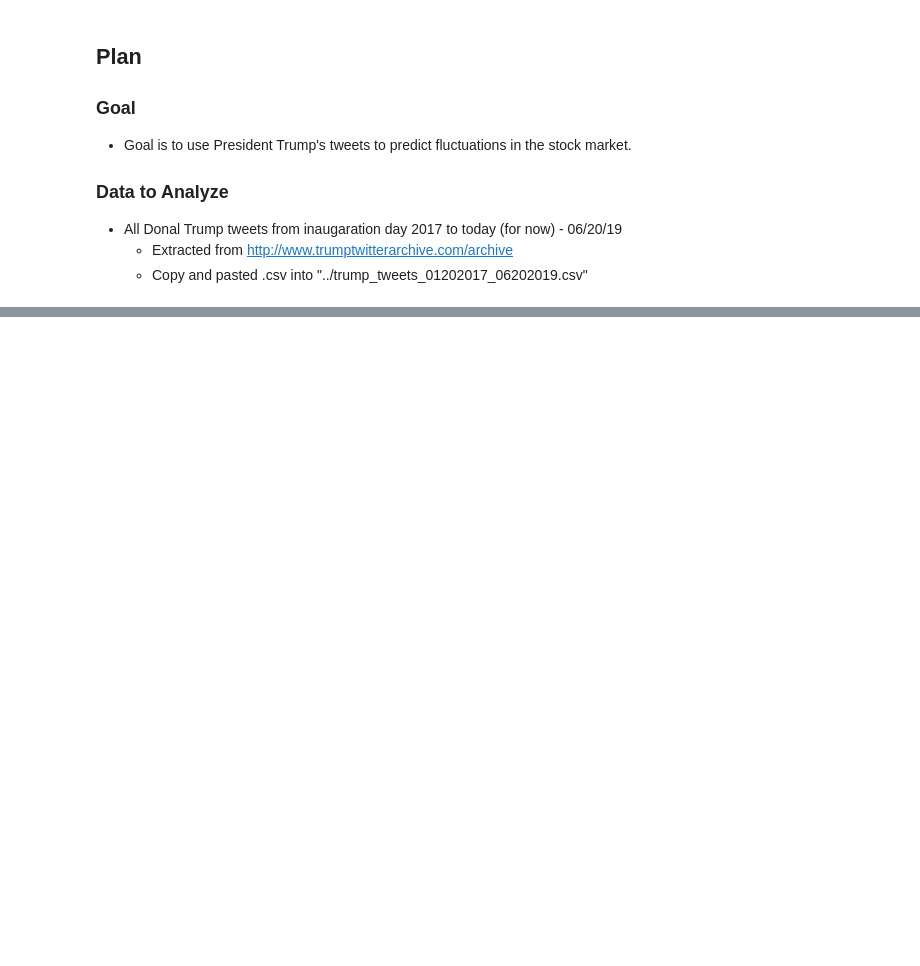
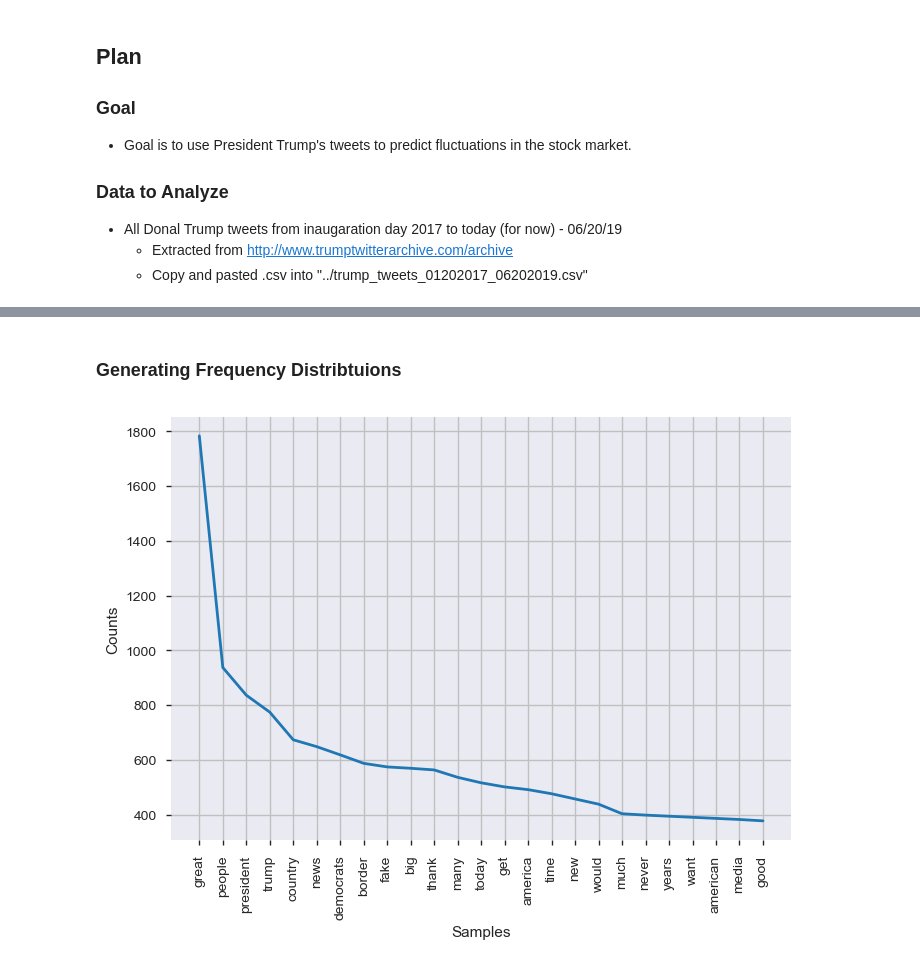
Before and after one commit to jirvingphd/dsc-5-capstone-project-online-ds-ft-021119, a Jupyter notebook: mod_5_final_project_wip.ipynb, the cells around one changed output, grey strips where cells are left out. Saved outputs shown, nothing was run; the diff lists cells and outputs as text; code cells hidden in the pictures; blank space fills up the shorter version.

```diff
--- a/mod_5_final_project_wip.ipynb
+++ b/mod_5_final_project_wip.ipynb
@@ -37,3 +56,0 @@ ProfileReport(df)
-# %%
-df['date']=pd.to_datetime(df['created_at'])
-df.head()
@@ -79,3 +56,0 @@ def case_ratio(msg):
-# %%
-df['case_ratio'] = df['text'].apply(lambda x: case_ratio(x))
-df.sort_values('case_ratio',ascending=False).head()
@@ -88,0 +78,3 @@ df.sort_values('case_ratio',ascending=False).head()
+# %%
+df['case_ratio'] = df['content'].apply(lambda x: case_ratio(x))
+df.sort_values('case_ratio',ascending=False).head()
@@ -88,0 +205,15 @@ df.sort_values('case_ratio',ascending=False).head()
+# %%
+# Issue of empty entries for hashtags interfering with joining.
+def empty_lists_to_strings(x):
+    """Takes a series and replaces any empty lists with an empty string instead."""
+    if len(x)==0:
+        return ' '
+    else:
+        return ' '.join(x) #' '.join(tokens)
+
+
+# Apply empty_lists_to_strings to hashtags
+df['hashtag_strings'] = df['content_hashtags'].apply(lambda x: empty_lists_to_strings(x))
+
+# Apply empty_lists_to_strings to mentions
+df['mention_strings'] = df['content_mentions'].apply(lambda x: empty_lists_to_strings(x))
@@ -88,0 +226,22 @@ df.sort_values('case_ratio',ascending=False).head()
+# %% [markdown]
+### Generating Frequency Distribtuions
+# %%
+column = 'content_stopped'
+pattern = "([a-zA-Z]+(?:'[a-z]+)?)"
+
+tweets_combined = df[column]
+tweets_combined = ' '.join(tweets_combined)
+tweets_tokenized = regexp_tokenize(tweets_combined, pattern)
+
+# CREATING TEXT DICT FOR FREQUENCY DISTRIBUTIONS
+TEXT = dict()
+TEXT['tokens'] = tweets_tokenized
+TEXT['text'] = tweets_combined
+
+# Frequency Distributions with NLTK FreqDist
+from nltk import FreqDist
+freq_tweets = FreqDist(TEXT['tokens'])
+with plt.style.context('seaborn-notebook'):
+    freq_tweets.plot(25)
+# %% [output]
+[figure, added]
```
Also changed, not shown: parts of 47 cells of this notebook, 10 other files.
